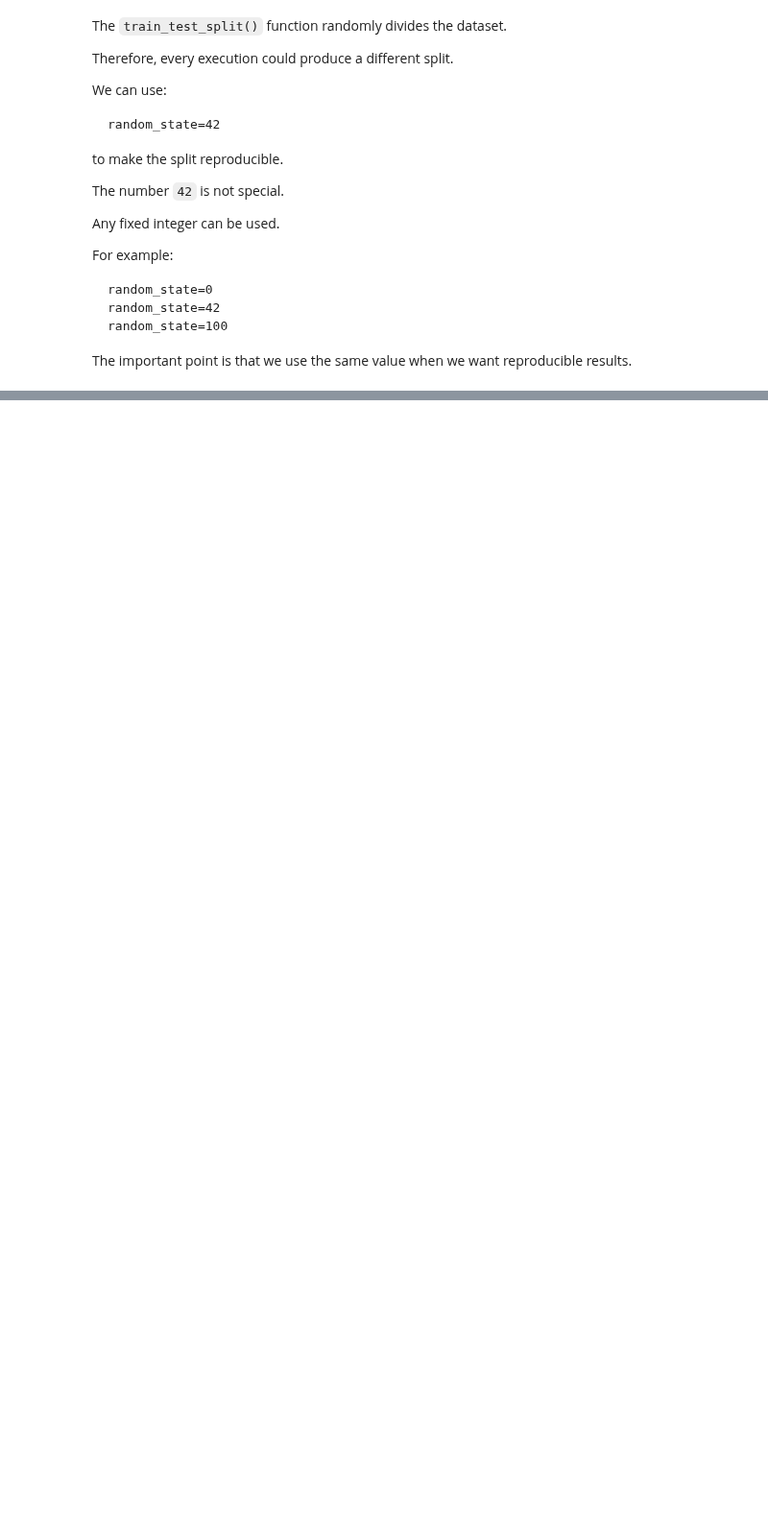
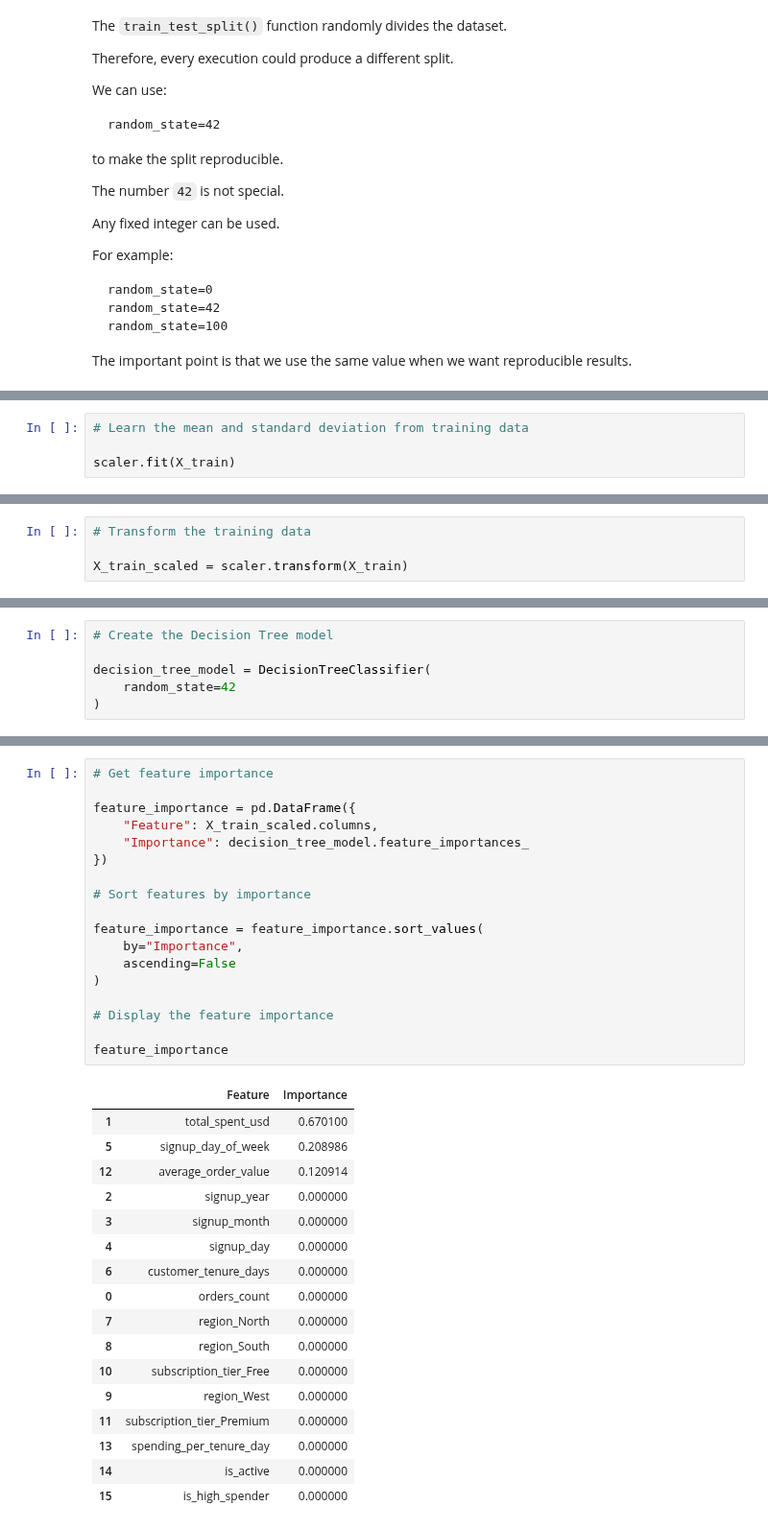
Before and after one commit to soumyadeep-pati/Python_Learning, a Jupyter notebook: ML/00_ML_Fundamentals/04_ML_Workflow.ipynb, the cells around one changed output, grey strips where cells are left out. Shown at 96% size. Saved outputs shown, nothing was run; the diff lists cells and outputs as text; blank space fills up the shorter version.

```diff
--- a/ML/00_ML_Fundamentals/04_ML_Workflow.ipynb
+++ b/ML/00_ML_Fundamentals/04_ML_Workflow.ipynb
@@ -2928,0 +3177,4 @@ we want reproducible results.
+# %%
+# Learn the mean and standard deviation from training data
+
+scaler.fit(X_train)
@@ -2928,0 +3202,4 @@ we want reproducible results.
+# %%
+# Transform the training data
+
+X_train_scaled = scaler.transform(X_train)
@@ -2928,0 +3910,6 @@ we want reproducible results.
+# %%
+# Create the Decision Tree model
+
+decision_tree_model = DecisionTreeClassifier(
+    random_state=42
+)
@@ -2928,0 +4027,36 @@ we want reproducible results.
+# %%
+# Get feature importance
+
+feature_importance = pd.DataFrame({
+    "Feature": X_train_scaled.columns,
+    "Importance": decision_tree_model.feature_importances_
+})
+
+# Sort features by importance
+
+feature_importance = feature_importance.sort_values(
+    by="Importance",
+    ascending=False
+)
+
+# Display the feature importance
+
+feature_importance
+# %% [output]
+|  | Feature | Importance |
+| 1 | total_spent_usd | 0.670100 |
+| 5 | signup_day_of_week | 0.208986 |
+| 12 | average_order_value | 0.120914 |
+| 2 | signup_year | 0.000000 |
+| 3 | signup_month | 0.000000 |
+| 4 | signup_day | 0.000000 |
+| 6 | customer_tenure_days | 0.000000 |
+| 0 | orders_count | 0.000000 |
+| 7 | region_North | 0.000000 |
+| 8 | region_South | 0.000000 |
+| 10 | subscription_tier_Free | 0.000000 |
+| 9 | region_West | 0.000000 |
+| 11 | subscription_tier_Premium | 0.000000 |
+| 13 | spending_per_tenure_day | 0.000000 |
+| 14 | is_active | 0.000000 |
+| 15 | is_high_spender | 0.000000 |
```
Also changed, not shown: parts of 280 cells of this notebook.
